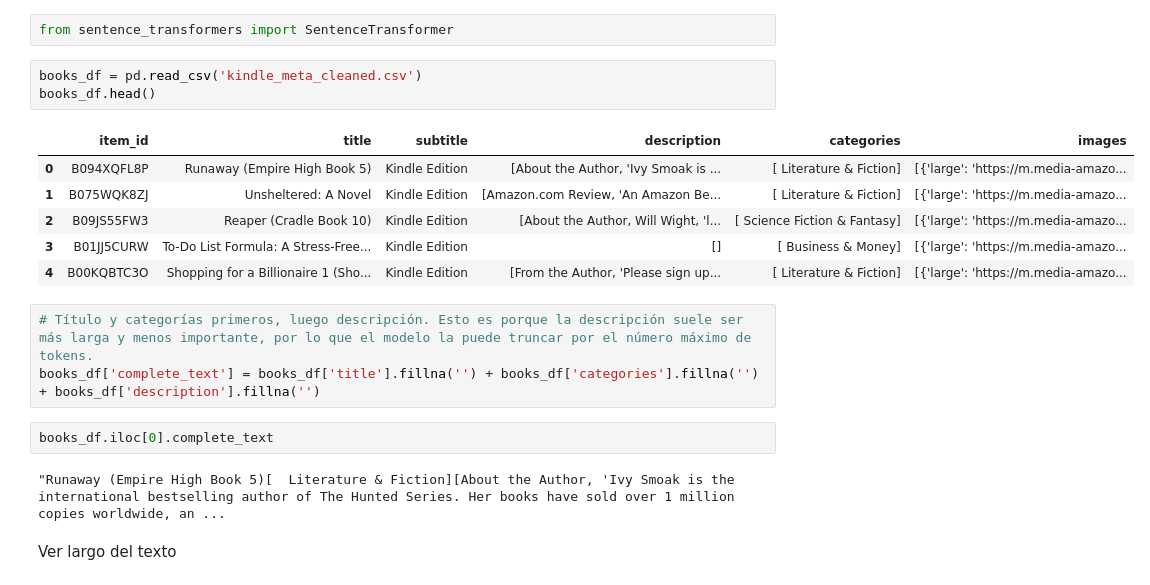
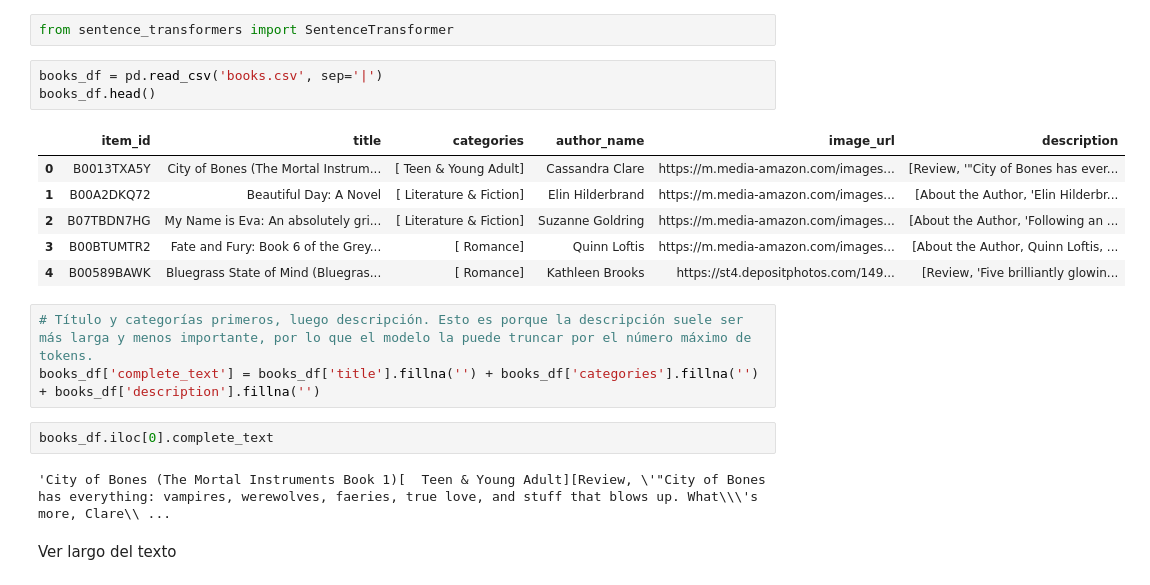
Before and after one commit to valentin-diaz/marketplace-recommender-backend, a Jupyter notebook: recommender/recommender.ipynb, the cells around one changed output. Saved outputs shown, nothing was run; the diff lists cells and outputs as text.

```diff
--- a/recommender/recommender.ipynb
+++ b/recommender/recommender.ipynb
@@ -695,22 +711,22 @@ joblib.dump(algo, 'svd_model.pkl')
 # %%
 from sentence_transformers import SentenceTransformer
 # %%
-books_df = pd.read_csv('kindle_meta_cleaned.csv')
+books_df = pd.read_csv('books.csv', sep='|')
 books_df.head()
 # %% [output]
-|  | item_id | title | subtitle | description | categories | images |
-| 0 | B094XQFL8P | Runaway (Empire High Book 5) | Kindle Edition | [About the Author, 'Ivy Smoak is ... | [ Literature & Fiction] | [{'large': 'https://m.media-amazo... |
-| 1 | B075WQK8ZJ | Unsheltered: A Novel | Kindle Edition | [Amazon.com Review, 'An Amazon Be... | [ Literature & Fiction] | [{'large': 'https://m.media-amazo... |
-| 2 | B09JS55FW3 | Reaper (Cradle Book 10) | Kindle Edition | [About the Author, Will Wight, 'l... | [ Science Fiction & Fantasy] | [{'large': 'https://m.media-amazo... |
-| 3 | B01JJ5CURW | To-Do List Formula: A Stress-Free... | Kindle Edition | [] | [ Business & Money] | [{'large': 'https://m.media-amazo... |
-| 4 | B00KQBTC3O | Shopping for a Billionaire 1 (Sho... | Kindle Edition | [From the Author, 'Please sign up... | [ Literature & Fiction] | [{'large': 'https://m.media-amazo... |
+|  | item_id | title | categories | author_name | image_url | description |
+| 0 | B0013TXA5Y | City of Bones (The Mortal Instrum... | [ Teen & Young Adult] | Cassandra Clare | https://m.media-amazon.com/images... | [Review, '"City of Bones has ever... |
+| 1 | B00A2DKQ72 | Beautiful Day: A Novel | [ Literature & Fiction] | Elin Hilderbrand | https://m.media-amazon.com/images... | [About the Author, 'Elin Hilderbr... |
+| 2 | B07TBDN7HG | My Name is Eva: An absolutely gri... | [ Literature & Fiction] | Suzanne Goldring | https://m.media-amazon.com/images... | [About the Author, 'Following an ... |
+| 3 | B00BTUMTR2 | Fate and Fury: Book 6 of the Grey... | [ Romance] | Quinn Loftis | https://m.media-amazon.com/images... | [About the Author, Quinn Loftis, ... |
+| 4 | B00589BAWK | Bluegrass State of Mind (Bluegras... | [ Romance] | Kathleen Brooks | https://st4.depositphotos.com/149... | [Review, 'Five brilliantly glowin... |
 # %%
 # Título y categorías primeros, luego descripción. Esto es porque la descripción suele ser más larga y menos importante, por lo que el modelo la puede truncar por el número máximo de tokens.
 books_df['complete_text'] = books_df['title'].fillna('') + books_df['categories'].fillna('') + books_df['description'].fillna('')
 # %%
 books_df.iloc[0].complete_text
 # %% [output]
-"Runaway (Empire High Book 5)[  Literature & Fiction][About the Author, 'Ivy Smoak is the international bestselling author of The Hunted Series. Her books have sold over 1 million copies worldwide, an ...
+'City of Bones (The Mortal Instruments Book 1)[  Teen & Young Adult][Review, \'"City of Bones has everything: vampires, werewolves, faeries, true love, and stuff that blows up. What\\\'s more, Clare\\ ...
 # %% [markdown]
 Ver largo del texto
 # %%
```
Also changed, not shown: parts of 19 cells of this notebook, 7 other files.
